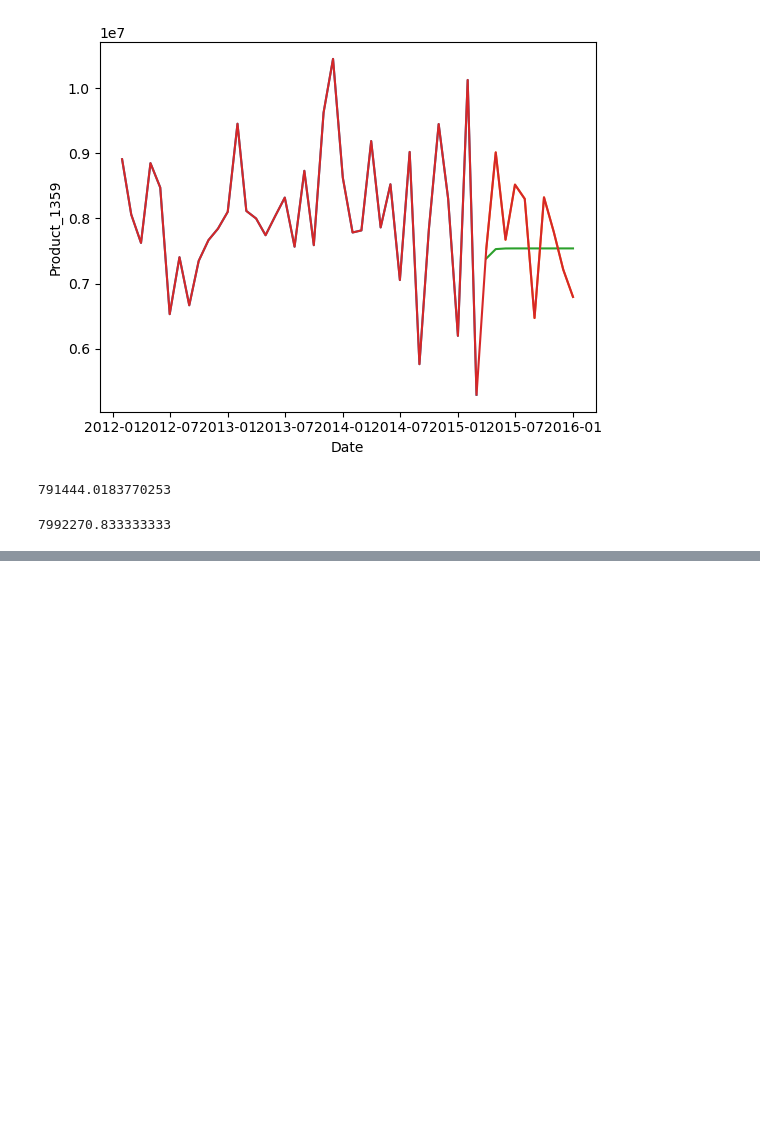
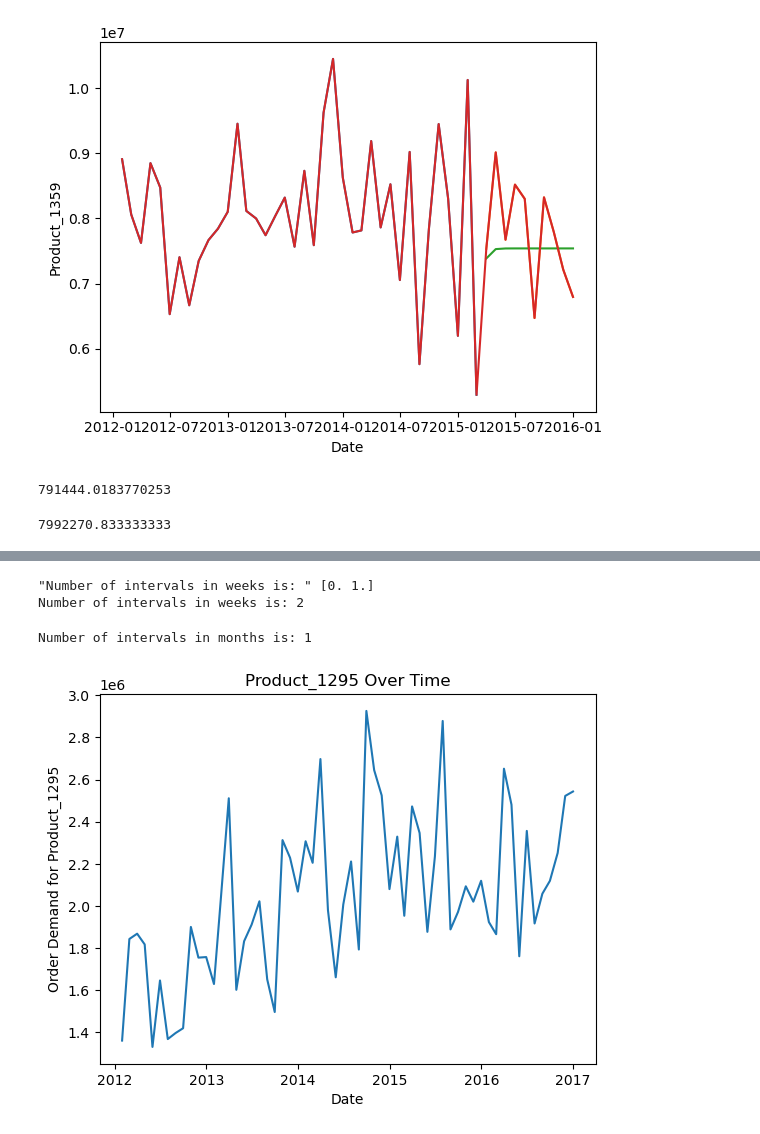
Before and after one commit to GaryManv/Final_project_GM, a Jupyter notebook: Final_project_Demand_Forecasting_GM.ipynb, the cells around one changed output, grey strips where cells are left out. Drawn from its saved outputs; the diff is of its cells as text; code cells hidden in the pictures; blank space fills up the shorter version.

Commit message:
updating Demand Forecasting for single items

```diff
--- a/Final_project_Demand_Forecasting_GM.ipynb
+++ b/Final_project_Demand_Forecasting_GM.ipynb
@@ -596,0 +600,5 @@ RMSE is close to the mean of 'Product_1359,' it indicates that ARIMA model's pre
+# %%
+# experimenting with the first group of data in the list (product_1295)
+df_experiment2=pd.DataFrame(product_data[1]).reset_index()
+df_experiment2.set_index('Date', inplace=True)
+df_experiment2.reset_index()
@@ -596,0 +635,21 @@ RMSE is close to the mean of 'Product_1359,' it indicates that ARIMA model's pre
+# %%
+# Checking intervals for WEEKS
+
+# Resample to weekly frequency and sum the values for each week
+df_experiment_weekly2 = df_experiment2.resample('W').sum()
+
+# Calculate Time Differences and filling NaT values with 0
+time_diff = df_experiment_weekly2.index.to_series().diff().fillna(pd.Timedelta(seconds=0))
+
+# Converting nanoseconds to weeks
+time_diff_weeks=time_diff/pd.Timedelta(weeks=1)
+
+# Printing number of intervals, need to be just one in the list to apply ARIMA
+print(f'"Number of intervals in weeks is: " {time_diff_weeks.unique()}')
+
+# Printing the number of unique intervals in weeks
+unique_intervals_weeks = time_diff_weeks.unique()
+print(f"Number of intervals in weeks is: {len(unique_intervals_weeks)}")
+# %% [output]
+"Number of intervals in weeks is: " [0. 1.]
+Number of intervals in weeks is: 2
@@ -596,0 +658,19 @@ RMSE is close to the mean of 'Product_1359,' it indicates that ARIMA model's pre
+# %%
+# Checking intervals for MONTHS
+
+from dateutil.relativedelta import relativedelta
+
+# Resample to monthly frequency and sum the values for each month
+df_experiment_monthly2 = df_experiment2.resample('M').sum()
+
+# Calculate Time Differences and filling NaT values with 0
+time_diff = df_experiment_monthly2.index.to_series().diff().fillna(pd.Timedelta(seconds=0))
+
+# Converting nanoseconds to months using relativedelta
+time_diff_months = time_diff.apply(lambda x: relativedelta(x))
+
+# Printing number of intervals in months as strings
+unique_intervals_months = time_diff_months.astype(str).unique()
+print(f"Number of intervals in months is: {len(unique_intervals_months)}")
+# %% [output]
+Number of intervals in months is: 1
@@ -596,0 +679,9 @@ RMSE is close to the mean of 'Product_1359,' it indicates that ARIMA model's pre
+# %%
+sns.lineplot(data=df_experiment_monthly2, x=df_experiment_monthly2.index, y=df_experiment_monthly2.columns[0])
+
+plt.xlabel('Date')
+plt.ylabel(f"Order Demand for {df_experiment_monthly2.columns[0]}")
+plt.title(f'{df_experiment_monthly2.columns[0]} Over Time')
+plt.show()
+# %% [output]
+[figure, added]
```
Also changed, not shown: parts of 46 cells of this notebook.
